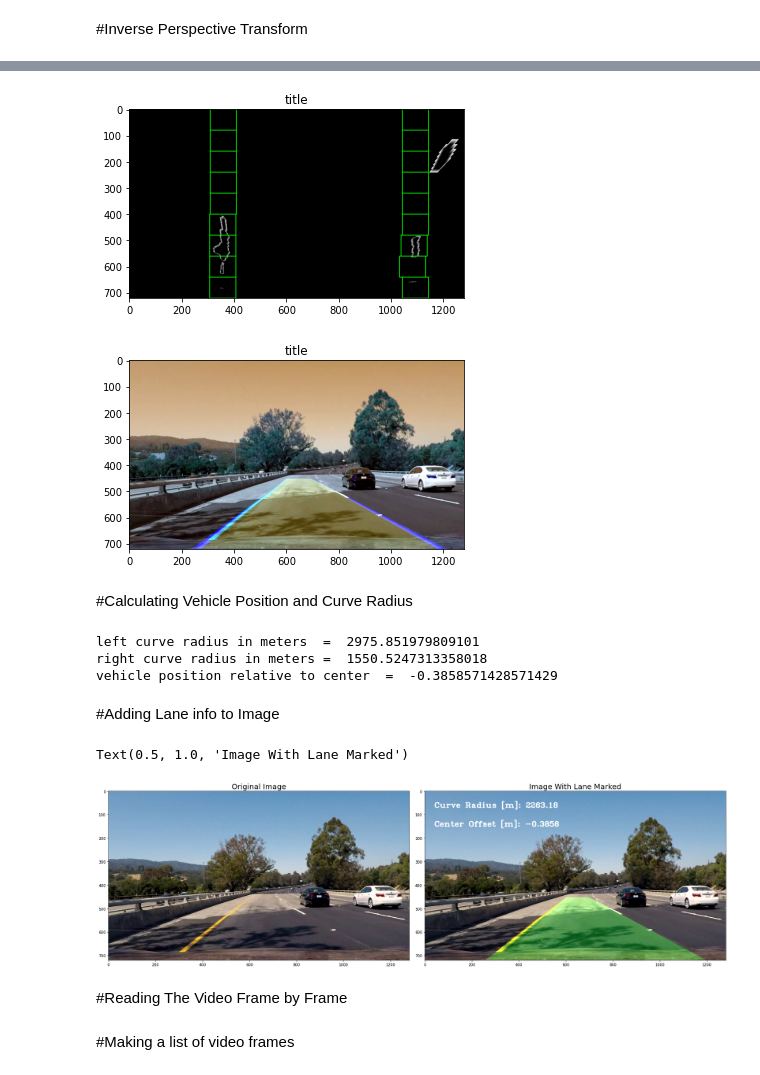
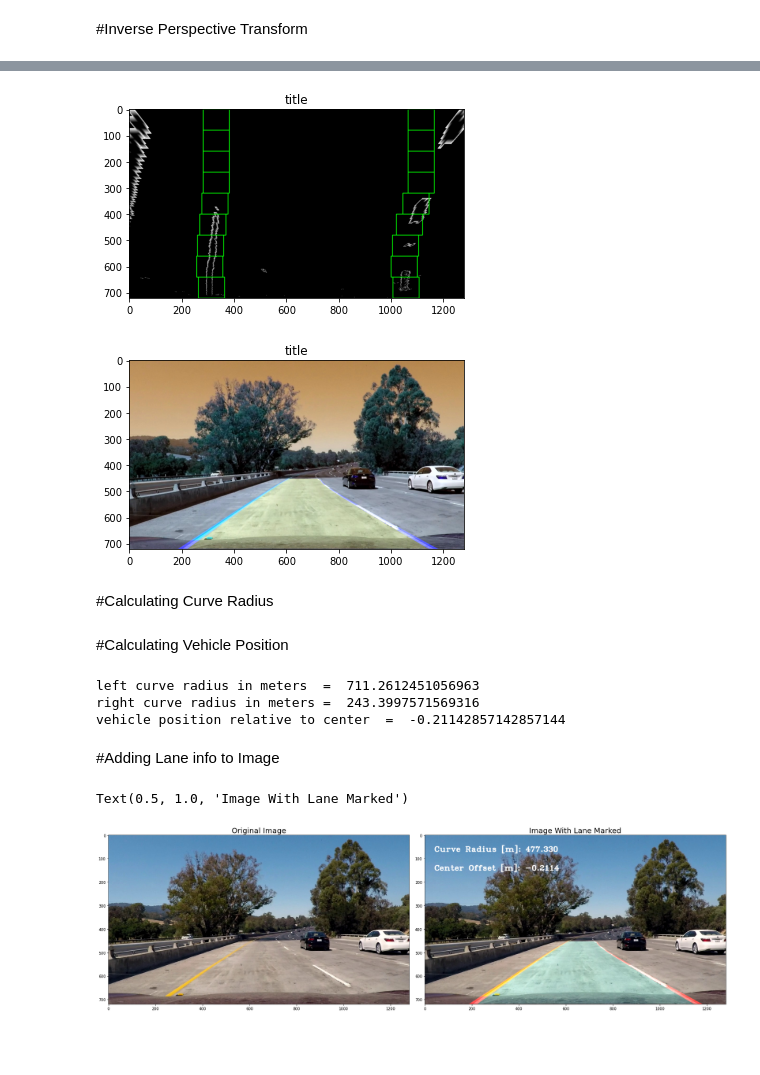
Before and after one commit to Mariamalaa015/Lane-detection, a Jupyter notebook: trial.ipynb, the cells around one changed output, grey strips where cells are left out. Cells and saved outputs as stored; diff of their text form; code cells hidden in the pictures; blank space fills up the shorter version.

```diff
--- a/trial.ipynb
+++ b/trial.ipynb
@@ -292,19 +291,19 @@ def draw_lines_and_fill(image, warped_image, left_fit, right_fit, src, dest):
 
     return result
 # %%
-image_with_sliding_window, left_fit, right_fit = sliding_window(Perspective_img)
+image_with_sliding_window, left_fit, right_fit = sliding_window(Perspective_img1)
 show_image(image_with_sliding_window)
 # %% [output]
-[figure, old version]
+[figure, new version]
 # %%
-final_image = draw_lines_and_fill(image, Perspective_img, left_fit, right_fit, src, dst)
+final_image = draw_lines_and_fill(image, Perspective_img1, left_fit, right_fit, src, dst)
 show_image(final_image)
 # %% [output]
-[figure, old version]
+[figure, new version]
 # %% [markdown]
-#Calculating Vehicle Position and Curve Radius
+#Calculating Curve Radius
 # %%
-def measure_curvature_meters(Perspective_img, left_fitx, right_fitx, ploty):
+def measure_curvature(Perspective_img, left_fitx, right_fitx, ploty):
     # Define conversions in x and y from pixels space to meters
     ym_per_pix = 30/720 # meters per pixel in y dimension
     xm_per_pix = 3.7/700 # meters per pixel in x dimension
@@ -320,19 +319,5 @@ def measure_curvature_meters(Perspective_img, left_fitx, right_fitx, ploty):
     right_curverad = ((1 + (2*right_fit_cr[0]*y_eval*ym_per_pix + right_fit_cr[1])**2)**1.5) / np.absolute(2*right_fit_cr[0])
 
     return left_curverad, right_curverad
-
-def measure_position_meters(Perspective_img, left_fit, right_fit):
-    # Define conversion in x from pixels space to meters
-    xm_per_pix = 3.7/700 # meters per pixel in x dimension
-    # Choose the y value corresponding to the bottom of the image
-    y_max = Perspective_img.shape[0]
-    # Calculate left and right line positions at the bottom of the image
-    left_x_pos = left_fit[0]*y_max**2 + left_fit[1]*y_max + left_fit[2]
-    right_x_pos = right_fit[0]*y_max**2 + right_fit[1]*y_max + right_fit[2]
-    # Calculate the x position of the center of the lane
-    center_lanes_x_pos = (left_x_pos + right_x_pos)//2
-    # Calculate the deviation between the center of the lane and the center of the picture
-    # The car is assumed to be placed in the center of the picture
-    # If the deviation is negative, the car is on the felt hand side of the center of the lane
-    veh_pos = ((Perspective_img.shape[1]//2) - center_lanes_x_pos) * xm_per_pix
-    return veh_pos
+# %% [markdown]
+#Calculating Vehicle Position
@@ -345,14 +346,14 @@ left_fitx = left_fit[0] * ploty ** 2 + left_fit[1] * ploty + left_fit[2]
 right_fitx = right_fit[0] * ploty ** 2 + right_fit[1] * ploty + right_fit[2]
 
 
-left_curverad, right_curverad =  measure_curvature_meters(Perspective_img, left_fitx, right_fitx, ploty)
+left_curverad, right_curverad =  measure_curvature_meters(Perspective_img1, left_fitx, right_fitx, ploty)
 print('left curve radius in meters  = ', left_curverad)
 print('right curve radius in meters = ', right_curverad)
-veh_pos = measure_position_meters(Perspective_img, left_fit, right_fit)
+veh_pos = measure_position_meters(Perspective_img1, left_fit, right_fit)
 print('vehicle position relative to center  = ', veh_pos)
 # %% [output]
-left curve radius in meters  =  2975.851979809101
-right curve radius in meters =  1550.5247313358018
-vehicle position relative to center  =  -0.3858571428571429
+left curve radius in meters  =  711.2612451056963
+right curve radius in meters =  243.3997571569316
+vehicle position relative to center  =  -0.21142857142857144
 # %% [markdown]
 #Adding Lane info to Image
@@ -383,20 +360,14 @@ def project_lane_info(image, Perspective_img, ploty, left_fitx, right_fitx, M_in
 # %%
-src = np.float32([src])
-dst = np.float32([dst])
-M_inv = cv2.getPerspectiveTransform(dst, src)
-new_img = project_lane_info(cv2.cvtColor(image, cv2.COLOR_BGR2RGB), Perspective_img, ploty, left_fitx, right_fitx, M_inv, left_curverad, right_curverad, veh_pos)
+cv2.putText(final_image,'Curve Radius [m]: '+str((left_curverad+right_curverad)/2)[:7],(40,70), cv2.FONT_HERSHEY_COMPLEX_SMALL, 1.6, (255,255,255),2,cv2.LINE_AA)
+cv2.putText(final_image,'Center Offset [m]: '+str(veh_pos)[:7],(40,150), cv2.FONT_HERSHEY_COMPLEX_SMALL, 1.6,(255,255,255),2,cv2.LINE_AA)
 
 # Plot the result
 f, (ax1, ax2) = plt.subplots(1, 2, figsize=(24, 9))
 f.tight_layout()
 ax1.imshow(cv2.cvtColor(image, cv2.COLOR_BGR2RGB))
 ax1.set_title('Original Image', fontsize=20)
-ax2.imshow(new_img, cmap='gray')
+ax2.imshow(cv2.cvtColor(final_image, cv2.COLOR_BGR2RGB))
 ax2.set_title('Image With Lane Marked', fontsize=20)
 # %% [output]
 Text(0.5, 1.0, 'Image With Lane Marked')
-[figure, old version]
+[figure, new version]
-# %% [markdown]
-#Reading The Video Frame by Frame
-# %% [markdown]
-#Making a list of video frames
```
Also changed, not shown: parts of 13 cells of this notebook, 5 other files.
